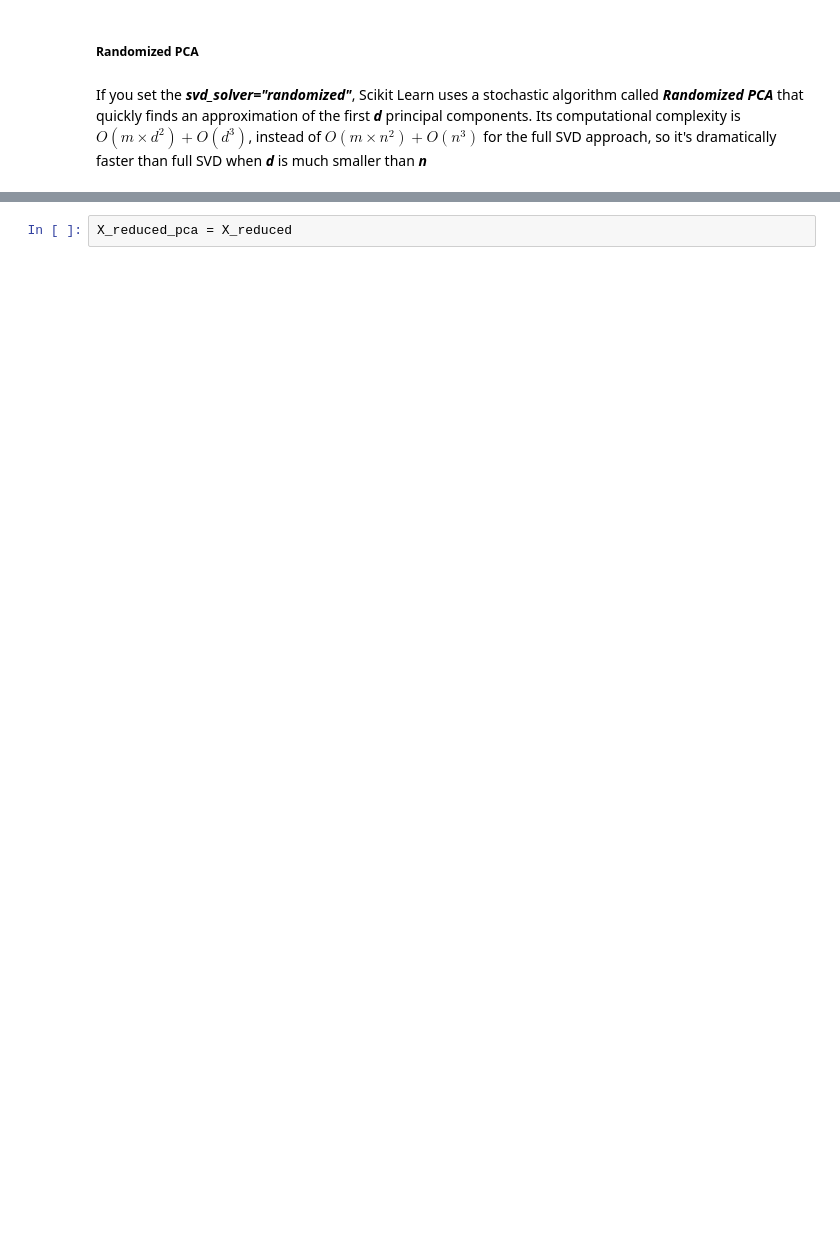
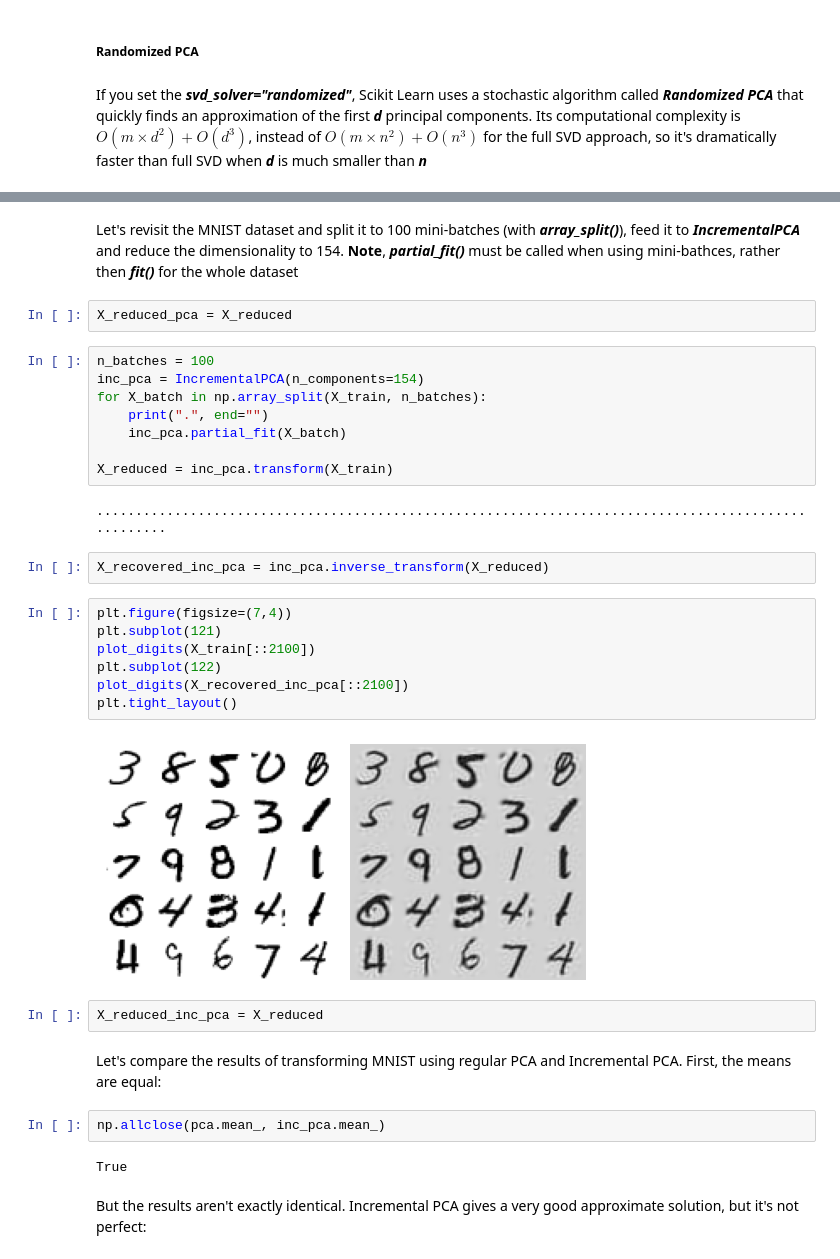
Before and after one commit to MarkJasonE/DimensionalityReduction, a Jupyter notebook: DimensionalityReduction.ipynb, the cells around one changed output, grey strips where cells are left out. Saved outputs shown, nothing was run; the diff lists cells and outputs as text; blank space fills up the shorter version.

```diff
--- a/DimensionalityReduction.ipynb
+++ b/DimensionalityReduction.ipynb
@@ -683,2 +692,35 @@ By default, ***svd_solver="auti***: Scikit Learn automatically uses the randomiz
+# %% [markdown]
+Let's revisit the MNIST dataset and split it to 100 mini-batches (with ***array_split()***), feed it to ***IncrementalPCA*** and reduce the dimensionality to 154. **Note**, ***partial_fit()*** must be called when using mini-bathces, rather then ***fit()*** for the whole dataset
 # %%
 X_reduced_pca = X_reduced
+# %%
+n_batches = 100
+inc_pca = IncrementalPCA(n_components=154)
+for X_batch in np.array_split(X_train, n_batches):
+    print(".", end="")
+    inc_pca.partial_fit(X_batch)
+
+X_reduced = inc_pca.transform(X_train)
+# %% [output]
+....................................................................................................
+# %%
+X_recovered_inc_pca = inc_pca.inverse_transform(X_reduced)
+# %%
+plt.figure(figsize=(7,4))
+plt.subplot(121)
+plot_digits(X_train[::2100])
+plt.subplot(122)
+plot_digits(X_recovered_inc_pca[::2100])
+plt.tight_layout()
+# %% [output]
+[figure, added]
+# %%
+X_reduced_inc_pca = X_reduced
+# %% [markdown]
+Let's compare the results of transforming MNIST using regular PCA and Incremental PCA. First, the means are equal:
+# %%
+np.allclose(pca.mean_, inc_pca.mean_)
+# %% [output]
+True
+# %% [markdown]
+But the results aren't exactly identical. Incremental PCA gives a very good approximate solution, but it's not perfect:
```
Also changed, not shown: parts of 23 cells of this notebook, 1 other file.
